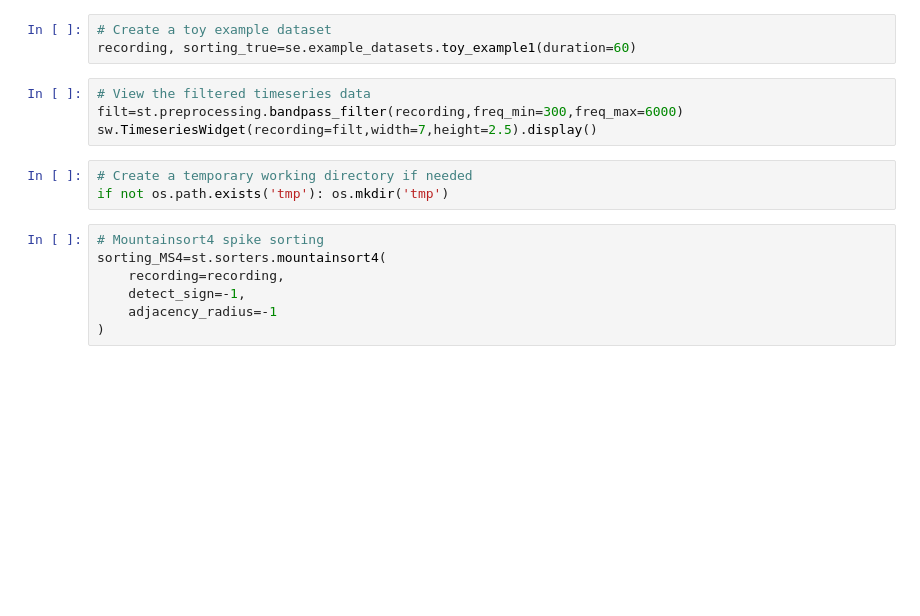
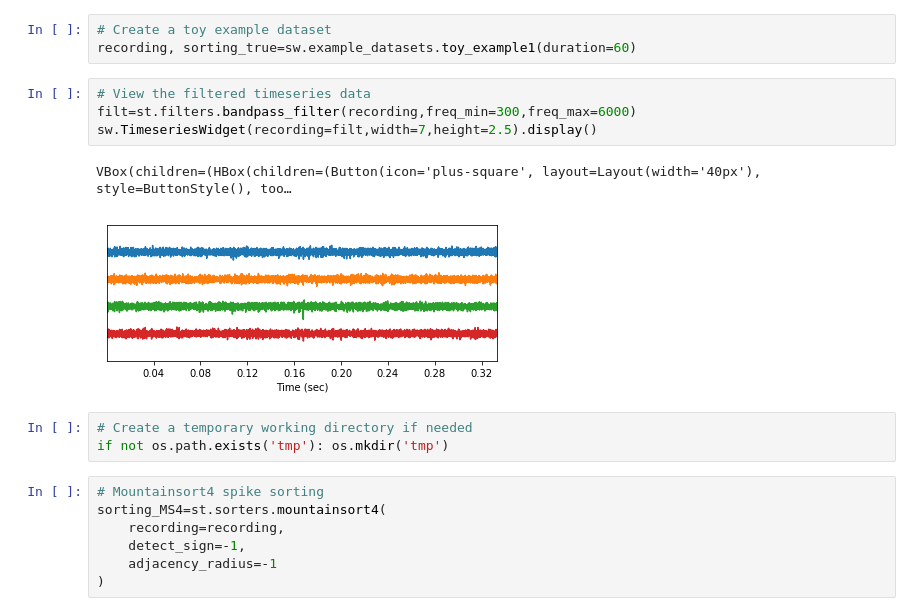
Before and after one commit to SpikeInterface/spiketoolkit, a Jupyter notebook: examples/run_all_spike_sorters.ipynb, the cells around one changed output. Drawn from its saved outputs; the diff is of its cells as text; blank space fills up the shorter version.

Commit message:
Revert "remove artifacts preprocessing + some fixes"
This reverts commit 4f77693eedbbad7f1784d01ab6bb442addf6815d.

```diff
--- a/examples/run_all_spike_sorters.ipynb
+++ b/examples/run_all_spike_sorters.ipynb
@@ -10,10 +13,13 @@ import os, sys
 # %%
 # Create a toy example dataset
-recording, sorting_true=se.example_datasets.toy_example1(duration=60)
+recording, sorting_true=sw.example_datasets.toy_example1(duration=60)
 # %%
 # View the filtered timeseries data
-filt=st.preprocessing.bandpass_filter(recording,freq_min=300,freq_max=6000)
+filt=st.filters.bandpass_filter(recording,freq_min=300,freq_max=6000)
 sw.TimeseriesWidget(recording=filt,width=7,height=2.5).display()
+# %% [output]
+VBox(children=(HBox(children=(Button(icon='plus-square', layout=Layout(width='40px'), style=ButtonStyle(), too…
+[figure, added]
 # %%
 # Create a temporary working directory if needed
 if not os.path.exists('tmp'): os.mkdir('tmp')
```
Also changed, not shown: parts of 10 cells of this notebook, 5 other files.
